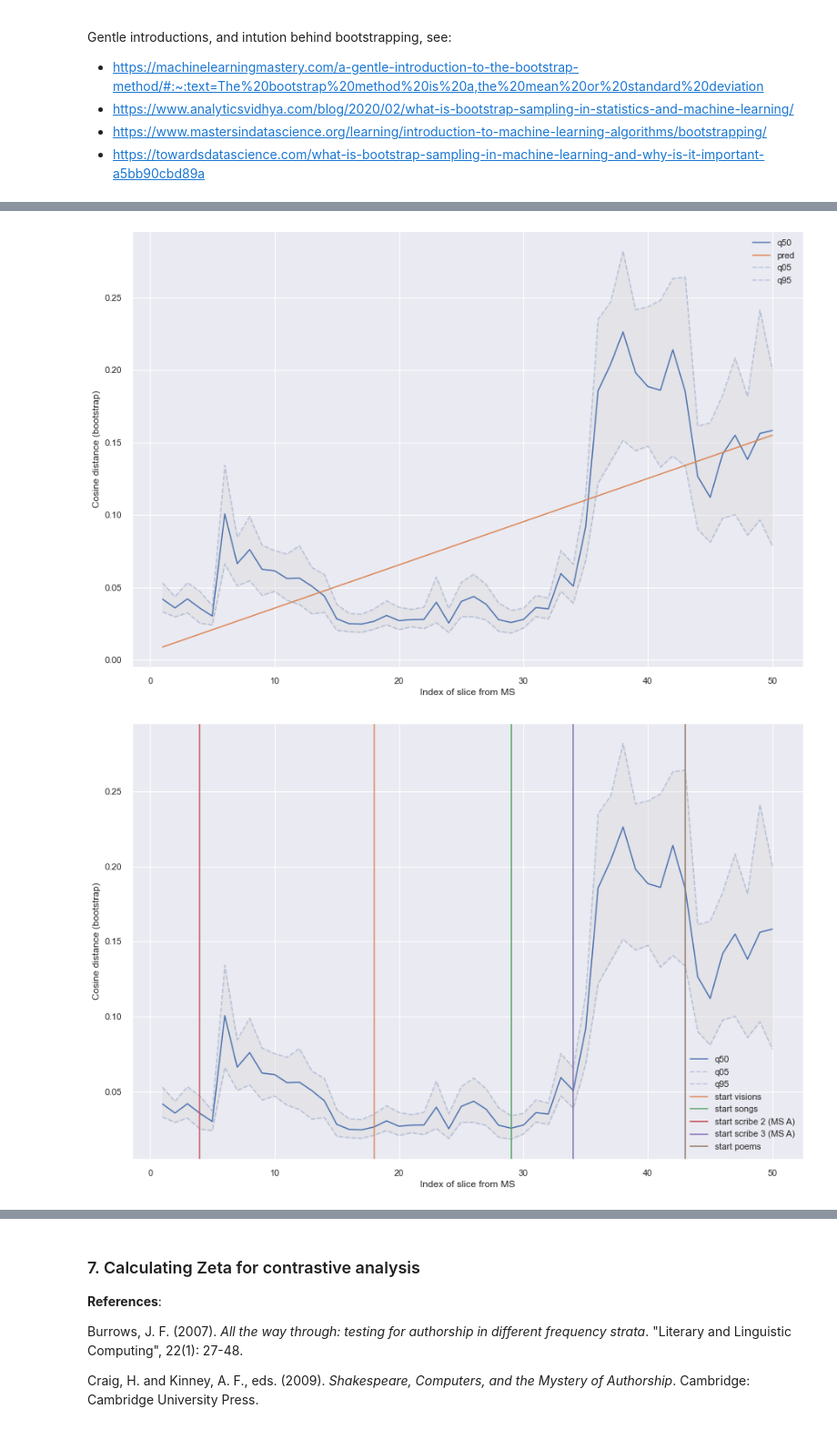
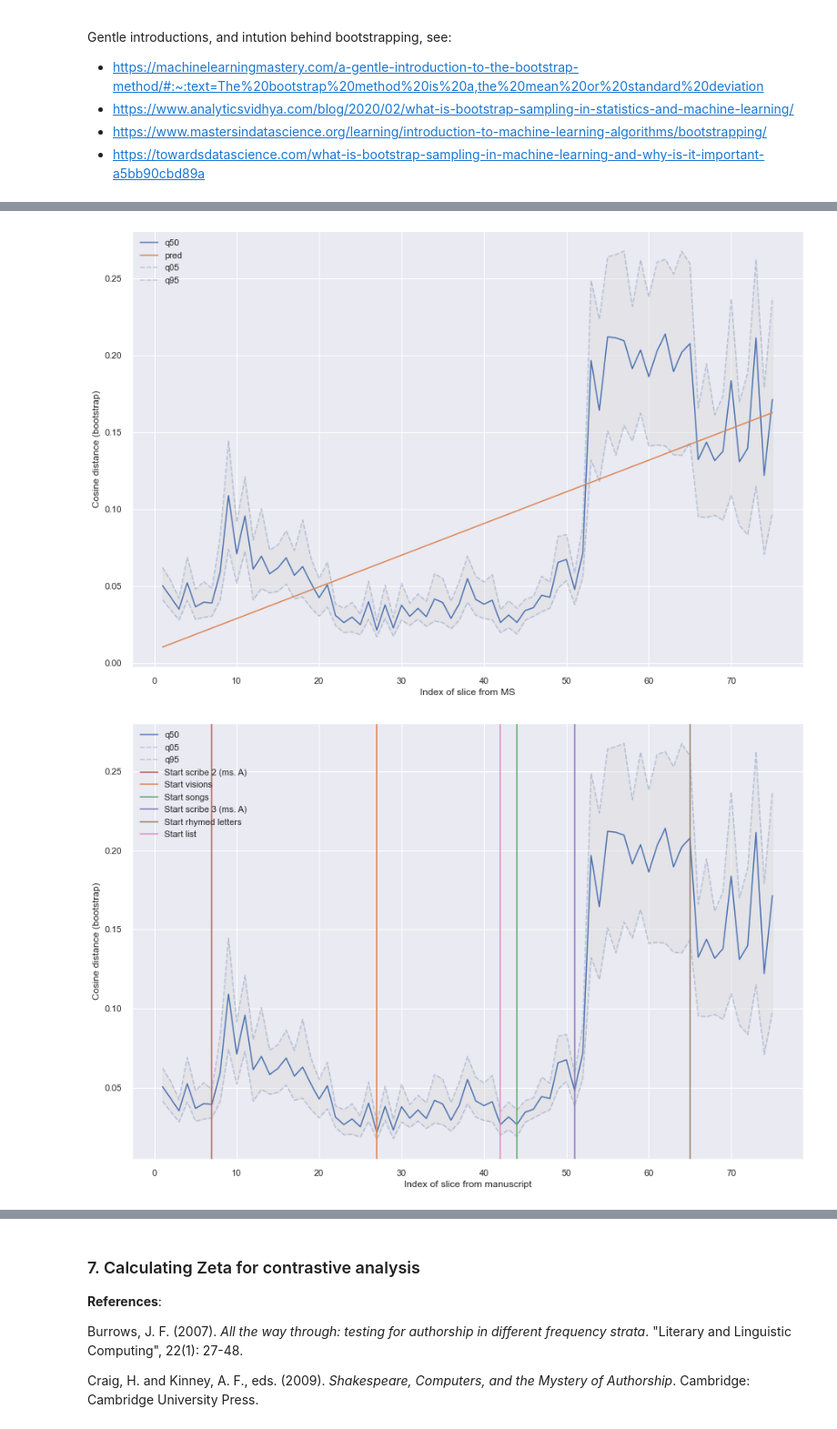
Before and after one commit to WHaverals/hadewijch-scribes, a Jupyter notebook: distance.ipynb, the cells around one changed output, grey strips where cells are left out. Shown at 91% size. Drawn from its saved outputs; the diff is of its cells as text; code cells hidden in the pictures.

```diff
--- a/distance.ipynb
+++ b/distance.ipynb
@@ -109,7 +109,7 @@ for variant_A, variant_B in zip(A_test, B_test): # change (A_test, B_test) to (A
     # get pandas dataframe
     df = alignment.to_df()
 
-    file_name = f'hadewijch_NOISY_3.xlsx'
+    file_name = f'data/hadewijch_alignment_example.xlsx'
 
     # saving the excelsheet
     df.to_excel(file_name)
@@ -141,7 +141,7 @@ B_2: _siere_ -> _in_
 For our analyses, we take slices of ca. 1000 tokens. This means that we have to divide Hadewijch's oeuvre into 75 parts.
 # %%
 # set the number of slices you want to take from the alignment table
-num_slices = 50 # default: 75
+num_slices = 75 # default: 75
 # %%
 import numpy as np
 import pandas as pd
@@ -444,34 +436,42 @@ plt.legend();
 plt.savefig('gfx/distance_regression.pdf', transparent=False)
 plt.savefig('gfx/distance_regression.png', transparent=False, dpi=300)
 # %% [output]
-[figure, old version]
+[figure, new version]
 # %%
 for idx, a in enumerate(A):
-    if 'HEt was in ene sōdage' in a:
+    if 'eens beide bliuen Ja' in a: # scribe 2 in A
+        start_scribe2 = idx
+    if 'HEt was in ene sōdage' in a: # visions
         start_visions = idx
-    if 'AY al es nu die winter cout' in a:
+    if 'Maria .i.' in a: # list
+        start_list = idx
+    if 'AY al es nu die winter cout' in a: # songs
         start_songs = idx
-    if 'eens beide bliuen Ja' in a:
-        start_scribe2 = idx
-    if 'DJt nuwe iaer es ons begōnē' in a:
+    if 'DJt nuwe iaer es ons begōnē' in a: # scribe 3 in A
         start_scribe3 = idx
-    if 'GOd si mꝫ v van mier groetene' in a:
+    if 'GOd si mꝫ v van mier groetene' in a: # start rhymed poems (Mengeldichten 1-16)
         start_poems = idx
 # %%
 ax = df.plot(x='position', y='q50', figsize=(15,10), color='C0')
 df.plot(x='position', y='q05', ax=ax, color='C0', ls='--', alpha=0.3)
 df.plot(x='position', y='q95', ax=ax, color='C0', ls='--', alpha=0.3)
 ax.fill_between(df['position'], df['q05'], df['q95'], color='lightgrey', alpha=0.3);
 ax.set_ylabel('Cosine distance (bootstrap)');
-ax.set_xlabel('Index of slice from MS');
-plt.axvline(start_visions, color='C1', label='start visions')
-plt.axvline(start_songs, color='C2', label='start songs')
-plt.axvline(start_scribe2, color='C3', label='start scribe 2 (MS A)')
-plt.axvline(start_scribe3, color='C4', label='start scribe 3 (MS A)')
-plt.axvline(start_poems, color='C5', label='start poems')
+ax.set_xlabel('Index of slice from manuscript');
+plt.axvline(start_visions, color='C1', label='Start visions')
+plt.axvline(start_songs, color='C2', label='Start songs')
+plt.axvline(start_scribe2, color='C3', label='Start scribe 2 (ms. A)')
+plt.axvline(start_scribe3, color='C4', label='Start scribe 3 (ms. A)')
+plt.axvline(start_poems, color='C5', label='Start rhymed letters')
+plt.axvline(start_list, color='C6', label='Start list')
 
-plt.legend();
+# specify legend order manually
+handles, labels = plt.gca().get_legend_handles_labels()
+order = [0,1,2,5,3,4,6,7, 8]
+plt.legend([handles[idx] for idx in order],[labels[idx] for idx in order])
+
 plt.savefig('gfx/distance_bars.pdf', transparent=False)
 plt.savefig('gfx/distance_bars.png', transparent=False, dpi=300)
+plt.savefig('gfx/distance_bars.png', transparent=False, dpi=300)
 # %% [output]
-[figure, old version]
+[figure, new version]
```
Also changed, not shown: parts of 22 cells of this notebook.
